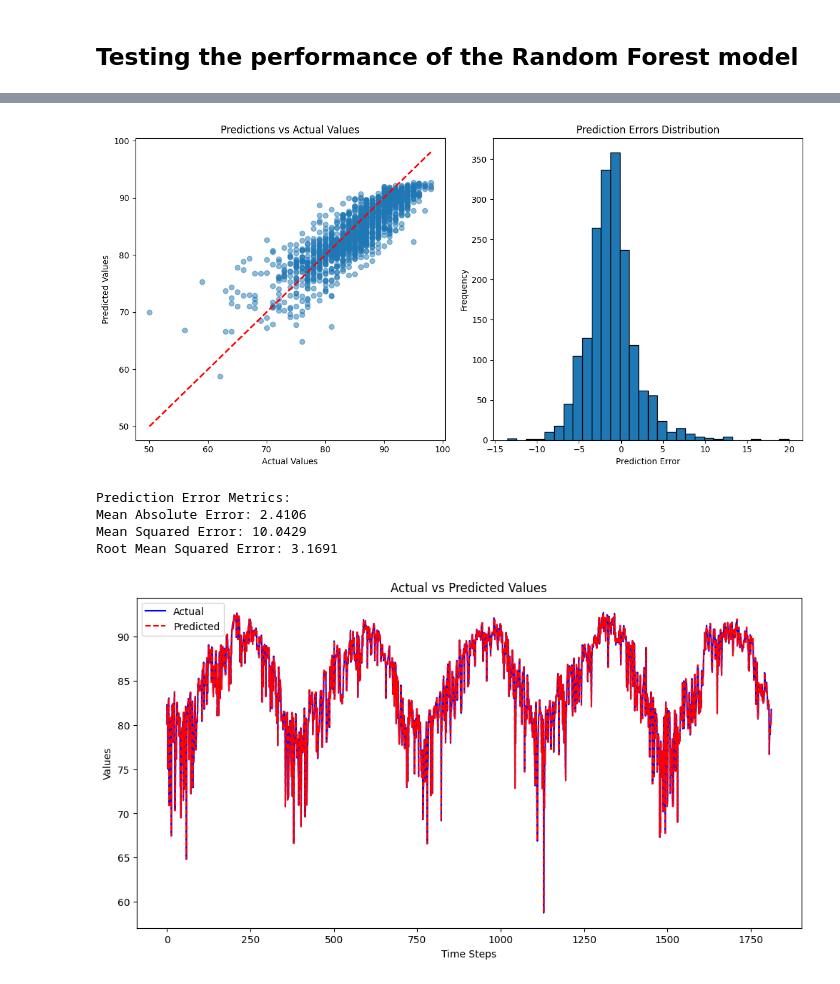
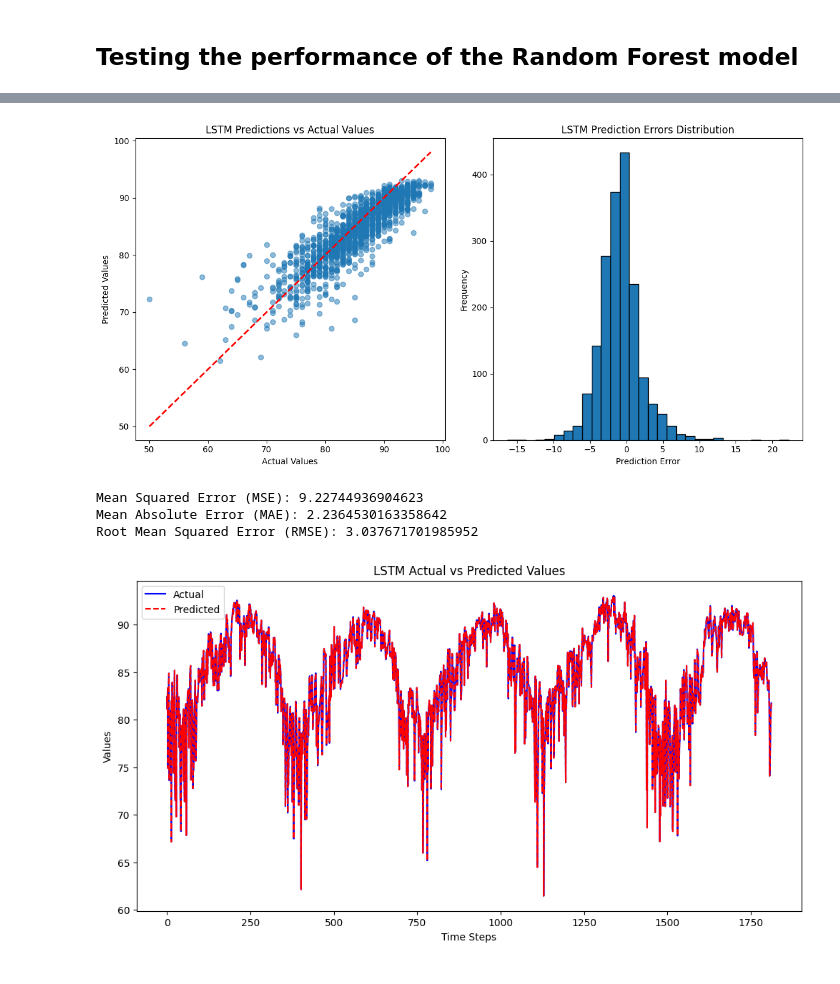
Before and after one commit to comp484-IntroToAI/semester-project-bram-long, a Jupyter notebook: MiamiWeather.ipynb, the cells around one changed output, grey strips where cells are left out. Drawn from its saved outputs; the diff is of its cells as text; code cells hidden in the pictures.

```diff
--- a/MiamiWeather.ipynb
+++ b/MiamiWeather.ipynb
@@ -166,7 +189,8 @@ X_lstm = new_lstm_df[['temperature_2m_mean (°F)_lag1',
  'wind_direction_10m_dominant (°)_lag1',
  'temperature_2m_max (°F)_lag1']]
 
-X_windowed, y_windowed, X_test_windowed, y_test_windowed, feature_scaler, target_scaler = lstm.prepare_data(X_train, y_train, X_test, y_test, window_size=7)
+window = 7
+X_windowed, y_windowed, X_test_windowed, y_test_windowed, feature_scaler, target_scaler = lstm.prepare_data(X_train, y_train, X_test, y_test, window_size=window)
 
 lstm_units = 64
 lstm_batch_size = 64
@@ -299,55 +268,4 @@ NameError: name 'y_test_original' is not defined
 # %%
-lstm_y_pred = trained_lstm_model.predict(X_test_windowed)
-
-# # Inverse transform predictions and actual values
-lstm_y_pred_original = target_scaler.inverse_transform(lstm_y_pred)
-lstm_y_test_original = target_scaler.inverse_transform(y_test_windowed)
-
-# Plot predictions vs actual
-plt.figure(figsize=(12, 6))
-
-# # Scatter plot of predictions vs actual
-plt.subplot(1, 2, 1)
-plt.scatter(lstm_y_test_original, lstm_y_pred_original, alpha=0.5)
-plt.plot([lstm_y_test_original.min(), lstm_y_test_original.max()],
-         [lstm_y_test_original.min(), lstm_y_test_original.max()],
-         'r--', lw=2)
-plt.title('Predictions vs Actual Values')
-plt.xlabel('Actual Values')
-plt.ylabel('Predicted Values')
-
-# # Prediction errors histogram
-errors = lstm_y_pred_original - lstm_y_test_original
-plt.subplot(1, 2, 2)
-plt.hist(errors, bins=30, edgecolor='black')
-plt.title('Prediction Errors Distribution')
-plt.xlabel('Prediction Error')
-plt.ylabel('Frequency')
-
-plt.tight_layout()
-plt.show()
-
-# Calculate error metrics
-mae = np.mean(np.abs(errors))
-mse = np.mean(errors**2)
-rmse = np.sqrt(mse)
-
-print("Prediction Error Metrics:")
-print(f"Mean Absolute Error: {mae:.4f}")
-print(f"Mean Squared Error: {mse:.4f}")
-print(f"Root Mean Squared Error: {rmse:.4f}")
-
-
-# y_test_original = pd.Series(y_test_original, index=y_lstm_test.index)
-# y_pred_original = pd.Series(y_pred_original, index=y_lstm_test.index)
-plt.figure(figsize=(12, 6))
-plt.plot(lstm_y_pred_original , label='Actual', color='blue')
-plt.plot(lstm_y_pred_original, label='Predicted', color='red', linestyle='--')
-plt.title('Actual vs Predicted Values')
-plt.xlabel('Time Steps')
-plt.ylabel('Values')
-plt.legend()
-plt.show()
-
-# 1061
+lstm_y_pred = lstm.get_predictions(trained_lstm_model, X_test_windowed)
+lstm.plot_predictions(LSTM_model_name, X_test_windowed, y_test_windowed, lstm_y_pred, target_scaler)
 # %% [output]
@@ -355,7 +273,6 @@ plt.show()
-[figure, old version]
+[figure, new version]
-Prediction Error Metrics:
-Mean Absolute Error: 2.4106
-Mean Squared Error: 10.0429
-Root Mean Squared Error: 3.1691
+Mean Squared Error (MSE): 9.22744936904623
+Mean Absolute Error (MAE): 2.2364530163358642
+Root Mean Squared Error (RMSE): 3.037671701985952
-[figure, old version]
+[figure, new version]
 # %%
```
Also changed, not shown: parts of 18 cells of this notebook, 2 other files.
